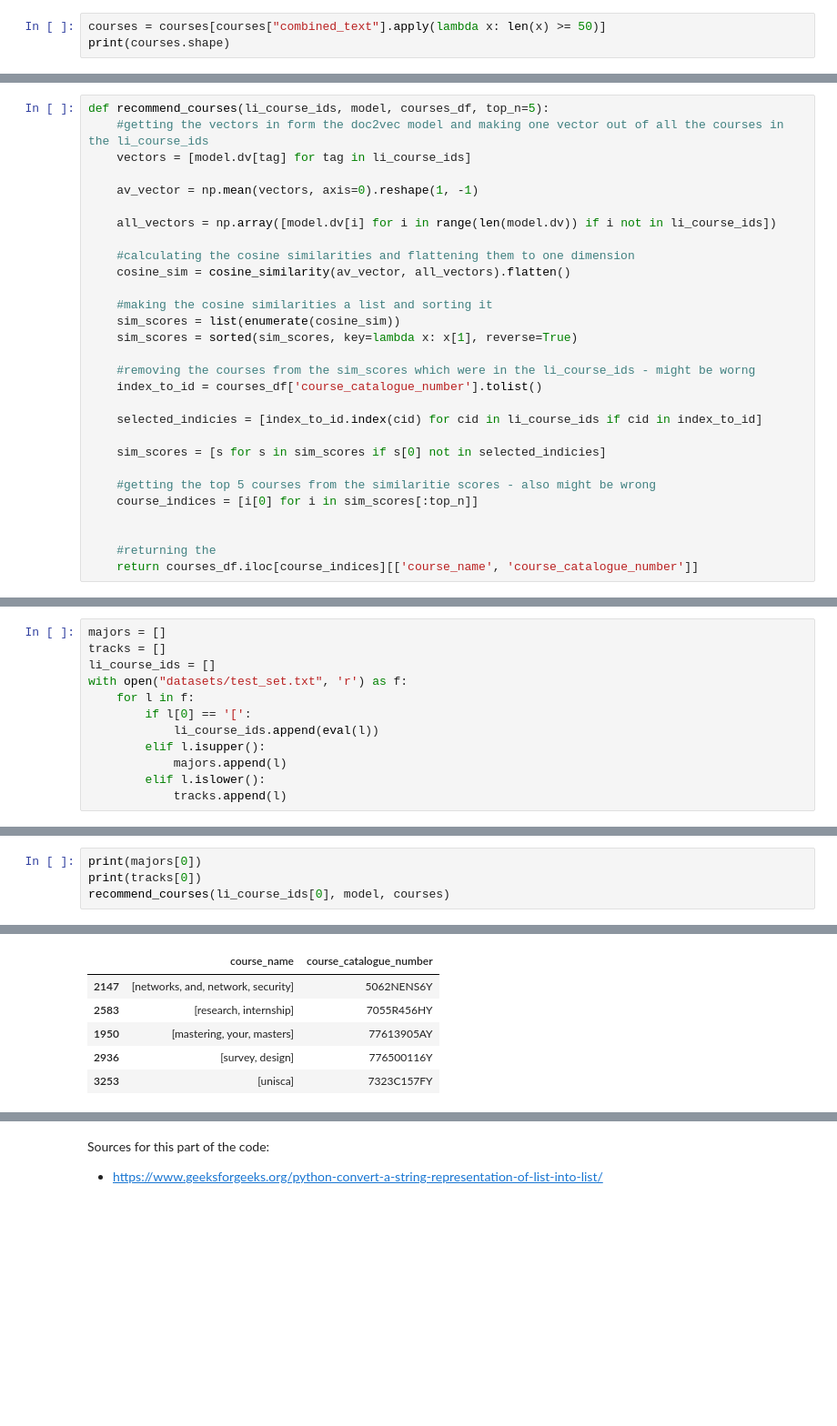
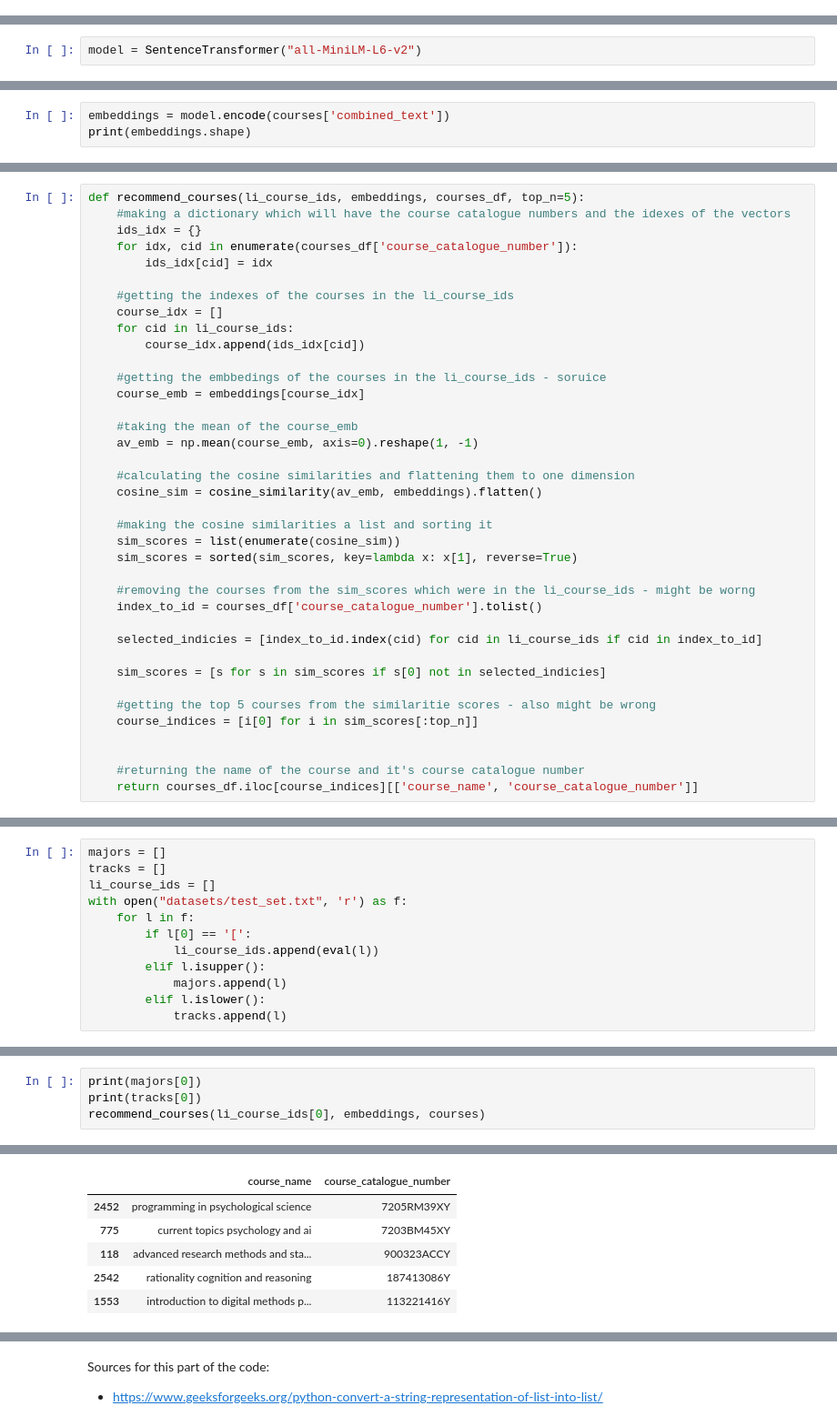
Before and after one commit to adriannazaranska/text_mining_project, a Jupyter notebook: auc_course_recommender.ipynb, the cells around one changed output, grey strips where cells are left out. Shown at 91% size. Cells and saved outputs as stored; diff of their text form; blank space fills up the shorter version.

Commit message:
Fix testing, remove tokenization, replace Doc2Vec with SentenceTransformer, and update recommender_courses

```diff
--- a/auc_course_recommender.ipynb
+++ b/auc_course_recommender.ipynb
@@ -122,3 +75,0 @@ To remove noise, we will at this point filter out courses that have a combined t
-# %%
-courses = courses[courses["combined_text"].apply(lambda x: len(x) >= 50)]
-print(courses.shape)
@@ -182,0 +80,2 @@ Sources for this part of the code (these sources are also relevent for the follo
+# %%
+model = SentenceTransformer("all-MiniLM-L6-v2")
@@ -182,0 +88,3 @@ Sources for this part of the code (these sources are also relevent for the follo
+# %%
+embeddings = model.encode(courses['combined_text'])
+print(embeddings.shape)
@@ -183,16 +97,25 @@ Sources for this part of the code (these sources are also relevent for the follo
 # %% [markdown]
 ### Recommender
 # %%
-def recommend_courses(li_course_ids, model, courses_df, top_n=5):
-    #getting the vectors in form the doc2vec model and making one vector out of all the courses in the li_course_ids
-    vectors = [model.dv[tag] for tag in li_course_ids]
+def recommend_courses(li_course_ids, embeddings, courses_df, top_n=5):
+    #making a dictionary which will have the course catalogue numbers and the idexes of the vectors
+    ids_idx = {}
+    for idx, cid in enumerate(courses_df['course_catalogue_number']):
+        ids_idx[cid] = idx
 
-    av_vector = np.mean(vectors, axis=0).reshape(1, -1)
+    #getting the indexes of the courses in the li_course_ids
+    course_idx = []
+    for cid in li_course_ids:
+        course_idx.append(ids_idx[cid])
 
-    all_vectors = np.array([model.dv[i] for i in range(len(model.dv)) if i not in li_course_ids])
+    #getting the embbedings of the courses in the li_course_ids - soruice
+    course_emb = embeddings[course_idx]
+
+    #taking the mean of the course_emb
+    av_emb = np.mean(course_emb, axis=0).reshape(1, -1)
 
     #calculating the cosine similarities and flattening them to one dimension
-    cosine_sim = cosine_similarity(av_vector, all_vectors).flatten()
+    cosine_sim = cosine_similarity(av_emb, embeddings).flatten()
 
     #making the cosine similarities a list and sorting it
     sim_scores = list(enumerate(cosine_sim))
@@ -209,7 +132,7 @@ def recommend_courses(li_course_ids, model, courses_df, top_n=5):
     course_indices = [i[0] for i in sim_scores[:top_n]]
 
 
-    #returning the
+    #returning the name of the course and it's course catalogue number
     return courses_df.iloc[course_indices][['course_name', 'course_catalogue_number']]
 # %% [markdown]
 Sources for this part of the code:
@@ -236,7 +161,7 @@ with open("datasets/test_set.txt", 'r') as f:
 # %%
 print(majors[0])
 print(tracks[0])
-recommend_courses(li_course_ids[0], model, courses)
+recommend_courses(li_course_ids[0], embeddings, courses)
 # %% [output]
 SCIENCE
 
@@ -244,8 +169,8 @@ math
 |  | course_name | course_catalogue_number |
-| 2147 | [networks, and, network, security] | 5062NENS6Y |
-| 2583 | [research, internship] | 7055R456HY |
-| 1950 | [mastering, your, masters] | 77613905AY |
-| 2936 | [survey, design] | 776500116Y |
-| 3253 | [unisca] | 7323C157FY |
+| 2452 | programming in psychological science | 7205RM39XY |
+| 775 | current topics psychology and ai | 7203BM45XY |
+| 118 | advanced research methods and sta... | 900323ACCY |
+| 2542 | rationality cognition and reasoning | 187413086Y |
+| 1553 | introduction to digital methods p... | 113221416Y |
 # %%
 print(tracks[1])
```
Also changed, not shown: parts of 45 cells of this notebook.
